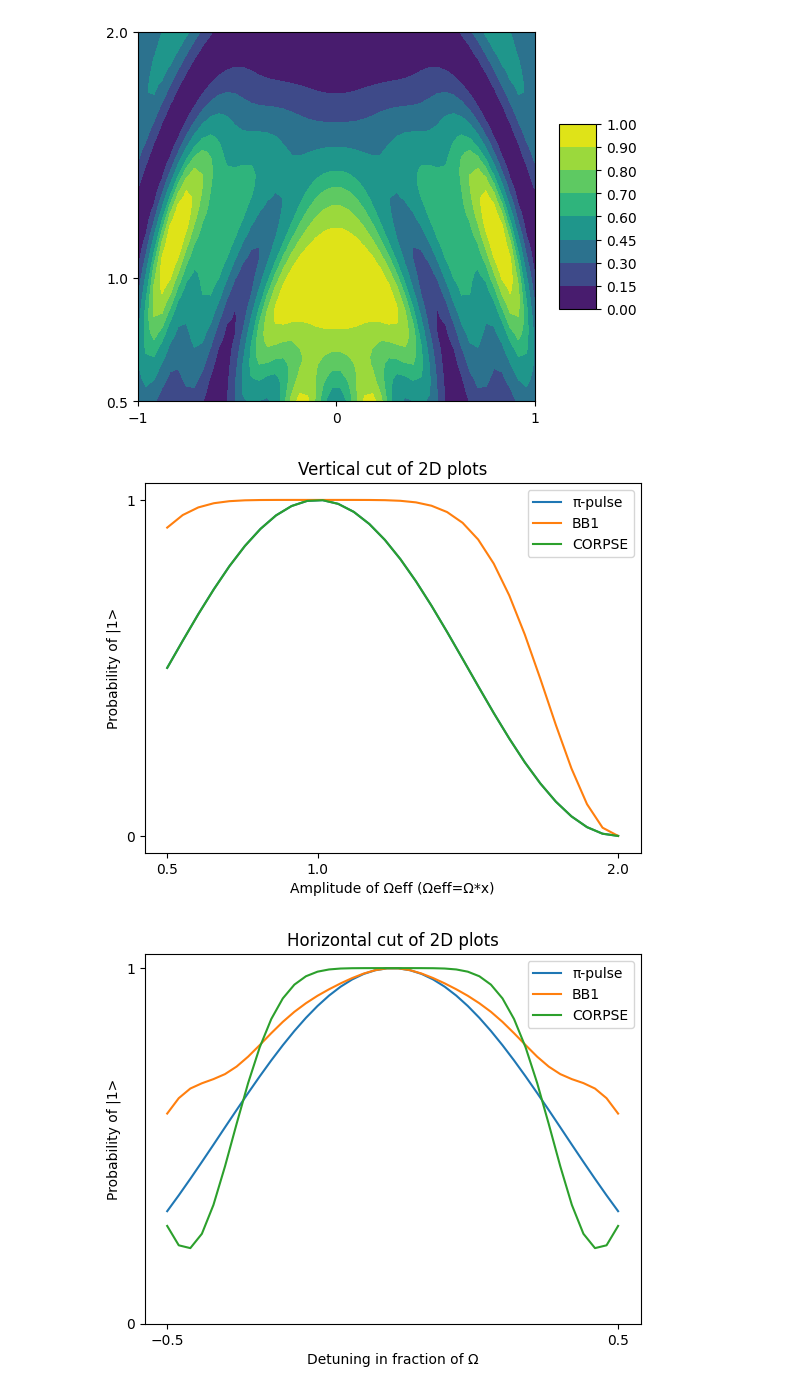
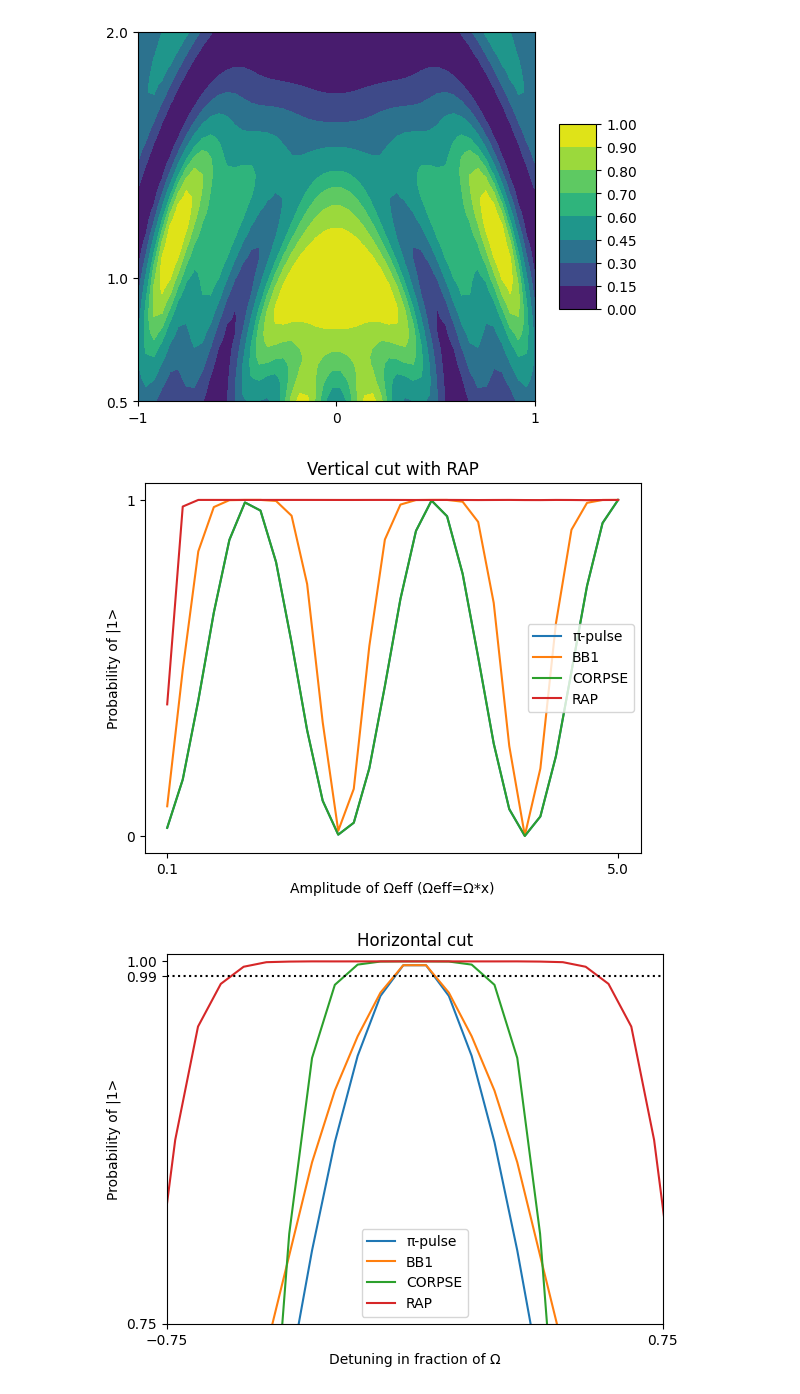
Before and after one commit to omaru-rb/RAP, a Jupyter notebook: notebooks/comparison_plots.ipynb, the cells around one changed output. Drawn from its saved outputs; the diff is of its cells as text; code cells hidden in the pictures.

Commit message:
Added more plots to comparison_plots.ipynb

```diff
--- a/notebooks/array_simulation.ipynb
+++ b/notebooks/comparison_plots.ipynb
@@ -218,7 +218,7 @@ plt.show()
 #Vertical cut:
 omega=2*np.pi*10e3
 points=30
-amp=np.linspace(omega*0.5,omega*2,points)
+amp=np.linspace(omega*0.1,omega*5,points)
 k = np.arcsin(np.sin(np.pi/2)/2)
 theta1 = np.pi/2 + 2*np.pi - k
 theta2 = 2*np.pi - 2*k
@@ -230,6 +230,22 @@ T3 = theta3/omega
 Constant=[]
 BB1=[]
 CORPSE=[]
+RAP=[]
+
+for y in amp:
+    parameters = SimulationParams(
+    T = 2e-3,
+    dt = 0.1e-6,
+    omega = omega,
+    omega_eff=y,
+    sweep_time = 2e-3,
+    theta=np.pi,
+    freq_span = 2*np.pi*20e3,
+    freq_span_center = 0.0,
+    )
+    rap = CompositePulse(atom, parameters)
+    result = rap.run(pulse="gaussian", detuning="linear")
+    RAP.append(result.p1[-1])
 
 for y in amp:
     parameters = SimulationParams(
@@ -276,27 +292,30 @@ for y in amp:
     result = rap.run(pulse="constant", phase="CORPSE")
     CORPSE.append(result.p1[-1])
 
-abcs=np.linspace(1/2,2,points)
+abcs=np.linspace(0.1,5,points)
 
 
 fig,ax =plt.subplots()
 ax.plot(abcs,Constant,label="π-pulse")
 ax.plot(abcs,BB1,label="BB1")
 ax.plot(abcs,CORPSE,label="CORPSE")
+ax.plot(abcs,RAP,label="RAP")
 ax.set_xlabel("Amplitude of Ωeff (Ωeff=Ω*x)")
 ax.set_ylabel("Probability of |1>")
 ax.legend()
-ax.set_title("Vertical cut of 2D plots")
+ax.set_title("Vertical cut with RAP")
+#ax.set_ylim(0.9,1.005)
 ax.set_yticks([0, 1])
-ax.set_xticks([0.5,1,2])
+ax.set_xticks([0.1,5])
+#ax.axhline(y=0.99, color='black', linestyle=':')
 plt.show()
 # %% [output]
-[figure, old version]
+[figure, new version]
 # %%
 #Horizontal cut:
 omega=2*np.pi*10e3
-points=40
-d=np.linspace(-omega/2,omega/2,points)
+points=30
+d=np.linspace(-0.75*omega,0.75*omega,points)
 k = np.arcsin(np.sin(np.pi/2)/2)
 theta1 = np.pi/2 + 2*np.pi - k
 theta2 = 2*np.pi - 2*k
@@ -308,6 +327,22 @@ T3 = theta3/omega
 Constant=[]
 BB1=[]
 CORPSE=[]
+RAP=[]
+
+for x in d:
+    parameters = SimulationParams(
+    T = 2e-3,
+    dt = 0.1e-6,
+    omega = omega,
+    omega_eff=omega,
+    sweep_time = 2e-3,
+    theta=np.pi,
+    freq_span = 2*np.pi*20e3,
+    freq_span_center = x,
+    )
+    rap = CompositePulse(atom, parameters)
+    result = rap.run(pulse="gaussian", detuning="linear")
+    RAP.append(result.p1[-1])
 
 for x in d:
     parameters = SimulationParams(
@@ -338,35 +373,39 @@ for x in d:
     rap = CompositePulse(atom, parameters)
     result = rap.run(pulse="constant", phase="BB1")
     BB1.append(result.p1[-1])
 
 for x in d:
     parameters = SimulationParams(
     T = 4e-4,
     dt = 0.1e-6,
     omega = omega,
     theta=np.pi,
     freq_span = 0,
     freq_span_center = x,
     omega_eff = omega,
     sweep_time=T1+T2+T3
     )
     rap = CompositePulse(atom, parameters)
     result = rap.run(pulse="constant", phase="CORPSE")
     CORPSE.append(result.p1[-1])
 
-abcs=np.linspace(-1/2,1/2,points)
+abcs=np.linspace(-1,1,points)
 
 
 fig,ax =plt.subplots()
 ax.plot(abcs,Constant,label="π-pulse")
 ax.plot(abcs,BB1,label="BB1")
 ax.plot(abcs,CORPSE,label="CORPSE")
+ax.plot(abcs,RAP,label="RAP")
 ax.set_xlabel("Detuning in fraction of Ω")
 ax.set_ylabel("Probability of |1>")
 ax.legend()
-ax.set_title("Horizontal cut of 2D plots")
-ax.set_yticks([0, 1])
-ax.set_xticks([-1/2,1/2])
+ax.set_title("Horizontal cut")
+ax.set_ylim(0.75,1.005)
+ax.set_xlim(-0.75,0.75)
+ax.set_yticks([0.75,0.99, 1])
+ax.set_xticks([-0.75,0.75])
+ax.axhline(y=0.99, color='black', linestyle=':')
 plt.show()
 # %% [output]
-[figure, old version]
+[figure, new version]
```
Also changed, not shown: 1 other file.
